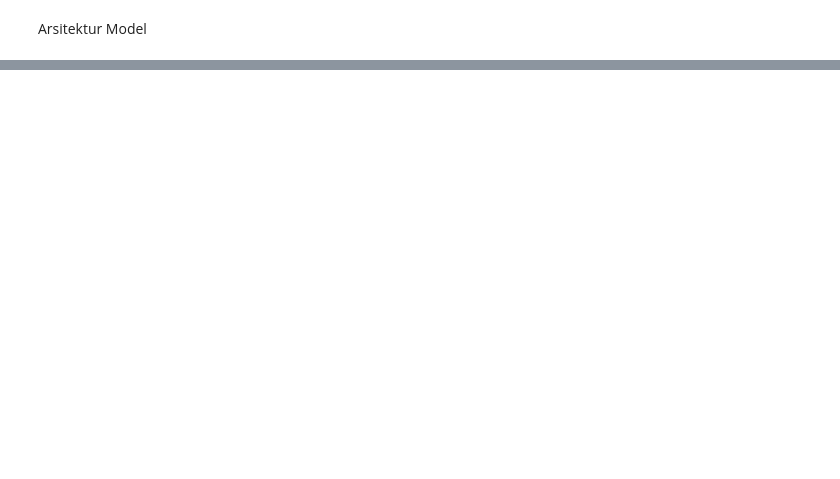
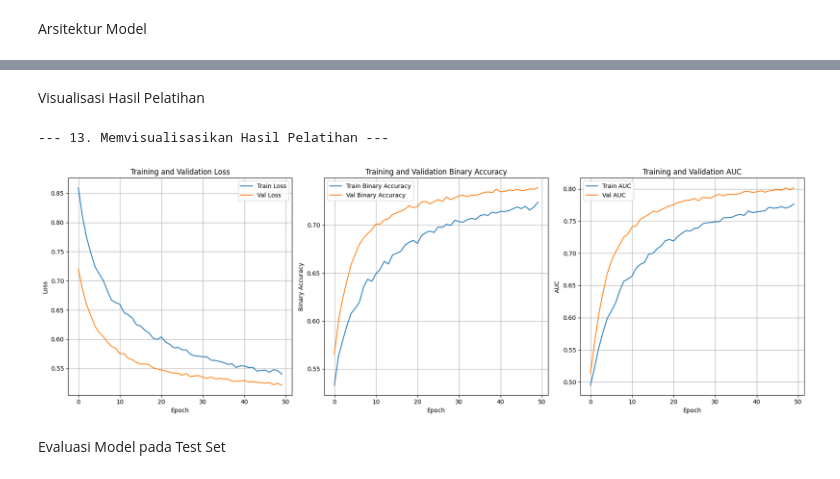
Before and after one commit to Raditxt/multi-label-waste-detection-can, a Jupyter notebook: notebook/02_model_training.ipynb, the cells around one changed output, grey strips where cells are left out. Cells and saved outputs as stored; diff of their text form; code cells hidden in the pictures; blank space fills up the shorter version.

Commit message:
Model Training

```diff
--- a/notebook/02_model_training.ipynb
+++ b/notebook/02_model_training.ipynb
@@ -115,0 +152,11 @@ model.summary()
+# %%
+# --- 10. Kompilasi Model ---
+print("\n--- 10. Mengompilasi Model ---")
+model.compile(optimizer=Adam(learning_rate=1e-4),
+              loss='binary_crossentropy',
+              metrics=[
+                  BinaryAccuracy(name='binary_accuracy'), # Lebih tepat dari 'accuracy' biasa
+                  Precision(name='precision'),
+                  Recall(name='recall'),
+                  AUC(name='auc') # Area Under the ROC Curve
+              ])
@@ -115,0 +184,9 @@ model.summary()
+# %%
+print("\n--- 12. Memulai Pelatihan Model ---")
+history = model.fit(
+    X_train, y_train,
+    epochs=50,
+    batch_size=32,
+    validation_data=(X_val, y_val),
+    callbacks=callbacks
+)
@@ -115,0 +225,48 @@ model.summary()
+# %% [markdown]
+Visualisasi Hasil Pelatihan
+# %%
+# --- 13. Visualisasi Hasil Pelatihan ---
+print("\n--- 13. Memvisualisasikan Hasil Pelatihan ---")
+plt.figure(figsize=(18, 6)) # Ukuran figure diperbesar untuk 4 plot
+
+# Plot Loss
+plt.subplot(1, 3, 1) # Ubah menjadi 1 baris, 3 kolom
+plt.plot(history.history['loss'], label='Train Loss')
+plt.plot(history.history['val_loss'], label='Val Loss')
+plt.title('Training and Validation Loss')
+plt.xlabel('Epoch')
+plt.ylabel('Loss')
+plt.legend()
+plt.grid(True)
+
+# Plot Binary Accuracy
+plt.subplot(1, 3, 2)
+plt.plot(history.history['binary_accuracy'], label='Train Binary Accuracy')
+plt.plot(history.history['val_binary_accuracy'], label='Val Binary Accuracy')
+plt.title('Training and Validation Binary Accuracy')
+plt.xlabel('Epoch')
+plt.ylabel('Binary Accuracy')
+plt.legend()
+plt.grid(True)
+
+# Plot AUC
+plt.subplot(1, 3, 3)
+plt.plot(history.history['auc'], label='Train AUC')
+plt.plot(history.history['val_auc'], label='Val AUC')
+plt.title('Training and Validation AUC')
+plt.xlabel('Epoch')
+plt.ylabel('AUC')
+plt.legend()
+plt.grid(True)
+
+# Tambahan: Precision dan Recall biasanya lebih baik dihitung di luar pelatihan
+# karena membutuhkan thresholding. Namun, Anda bisa memplot jika Keras menyediakannya
+# secara langsung (tergantung versi TF)
+
+plt.tight_layout()
+plt.show()
+# %% [output]
+--- 13. Memvisualisasikan Hasil Pelatihan ---
+[figure, added]
+# %% [markdown]
+Evaluasi Model pada Test Set
```
Also changed, not shown: parts of 12 cells of this notebook, 2 other files.
